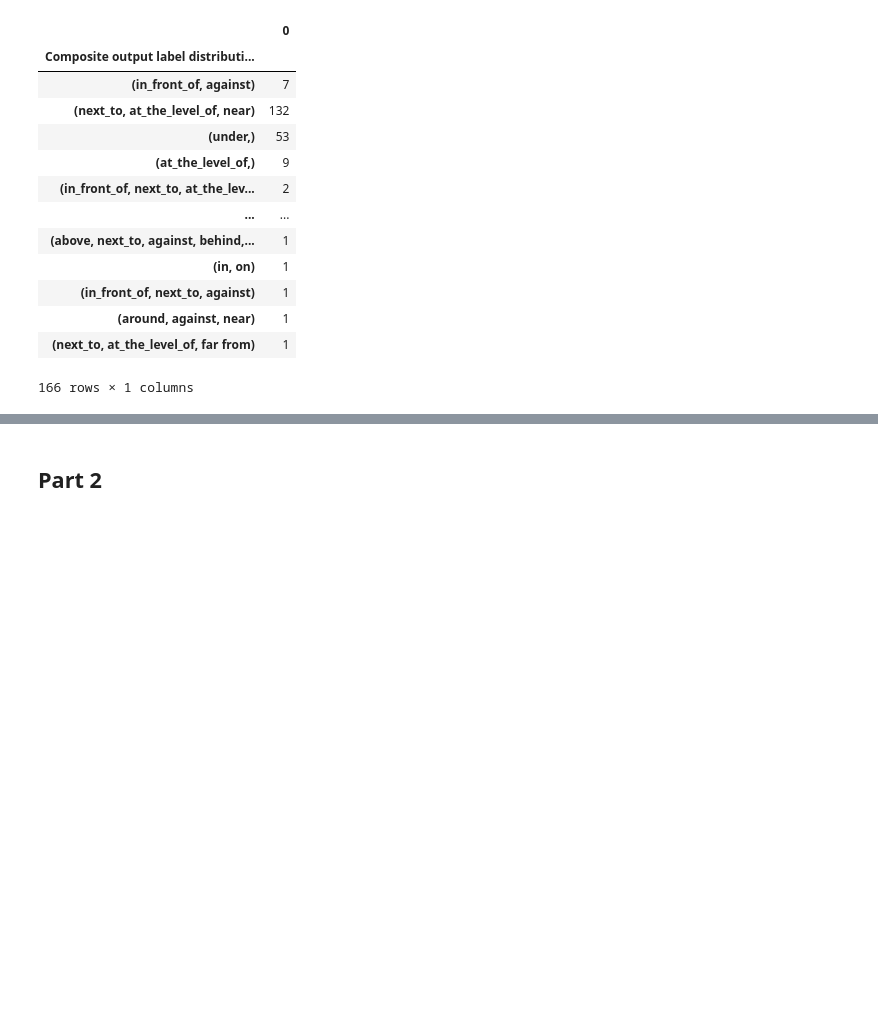
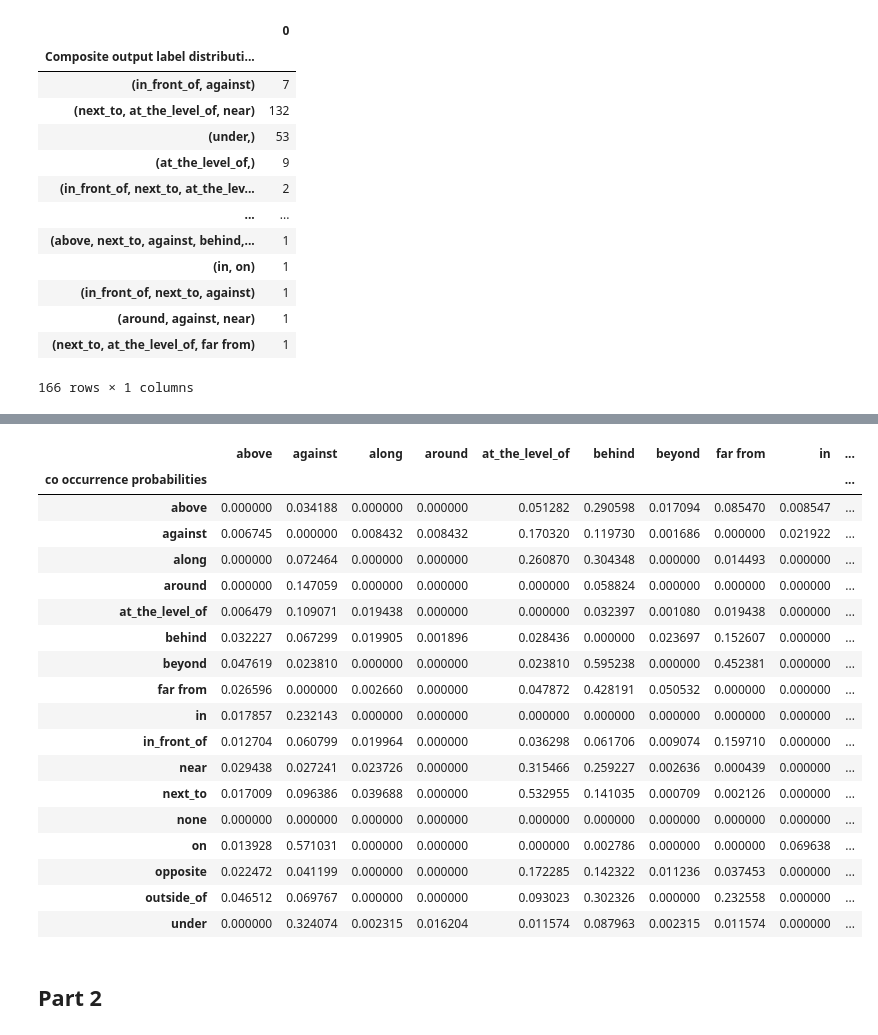
Before and after one commit to Zach128/CCE5225-assignment-2, a Jupyter notebook: CCE5225_Assignment_II_PGM_2020-21.ipynb, the cells around one changed output, grey strips where cells are left out. Cells and saved outputs as stored; diff of their text form; code cells hidden in the pictures; blank space fills up the shorter version.

Commit message:
feat: answer 1.d

```diff
--- a/CCE5225_Assignment_II_PGM_2020-21.ipynb
+++ b/CCE5225_Assignment_II_PGM_2020-21.ipynb
@@ -389,3 +286,65 @@ display(data_matrix)
+# %%
+# 1.d Computing the co occurrence probability distribution of the training set.
+
+def computeProbabilityMatrix(matrix):
+    # Get all the unique labels from the input matrix.
+    labels = np.unique(np.concatenate(train_out_labels))
+
+    # Create the output matrix for the probabilities.
+    distribution = pd.DataFrame(np.zeros(((len(labels)), (len(labels)))), columns=labels, index=labels)
+    distribution.index.name = 'co occurrence probabilities'
+
+    # Get all co occurrences
+    for sample in matrix:
+        for target in labels:
+            if target in sample:
+                for prep in sample:
+                    distribution[target][prep] += 1
+
+    targetCount = 0
+    coCount = 0
+
+    # Calculate the probabilities by dividing the 2nd labels co occurrences with the 1st labels total occurrences
+    for target in labels:
+        for prep in [label for label in labels if label != target]:
+            targetCount = distribution[target][target]
+            coCount = distribution[prep][target]
+
+            distribution[prep][target] = coCount / targetCount
+
+        # Set the targets to 0 to avoid bias
+        distribution[target][target] = 0
+
+
+    return distribution
+
+matrix = computeProbabilityMatrix(train_out_labels)
+
+display(matrix)
+
+saveAnswer({
+    'coOccurrenceProbMatrix': matrix
+}, '1.d')
+# %% [output]
+|  | above | against | along | around | at_the_level_of | behind | beyond | far from | in | ... |
+| co occurrence probabilities |  |  |  |  |  |  |  |  |  | ... |
+| above | 0.000000 | 0.034188 | 0.000000 | 0.000000 | 0.051282 | 0.290598 | 0.017094 | 0.085470 | 0.008547 | ... |
+| against | 0.006745 | 0.000000 | 0.008432 | 0.008432 | 0.170320 | 0.119730 | 0.001686 | 0.000000 | 0.021922 | ... |
+| along | 0.000000 | 0.072464 | 0.000000 | 0.000000 | 0.260870 | 0.304348 | 0.000000 | 0.014493 | 0.000000 | ... |
+| around | 0.000000 | 0.147059 | 0.000000 | 0.000000 | 0.000000 | 0.058824 | 0.000000 | 0.000000 | 0.000000 | ... |
+| at_the_level_of | 0.006479 | 0.109071 | 0.019438 | 0.000000 | 0.000000 | 0.032397 | 0.001080 | 0.019438 | 0.000000 | ... |
+| behind | 0.032227 | 0.067299 | 0.019905 | 0.001896 | 0.028436 | 0.000000 | 0.023697 | 0.152607 | 0.000000 | ... |
+| beyond | 0.047619 | 0.023810 | 0.000000 | 0.000000 | 0.023810 | 0.595238 | 0.000000 | 0.452381 | 0.000000 | ... |
+| far from | 0.026596 | 0.000000 | 0.002660 | 0.000000 | 0.047872 | 0.428191 | 0.050532 | 0.000000 | 0.000000 | ... |
+| in | 0.017857 | 0.232143 | 0.000000 | 0.000000 | 0.000000 | 0.000000 | 0.000000 | 0.000000 | 0.000000 | ... |
+| in_front_of | 0.012704 | 0.060799 | 0.019964 | 0.000000 | 0.036298 | 0.061706 | 0.009074 | 0.159710 | 0.000000 | ... |
+| near | 0.029438 | 0.027241 | 0.023726 | 0.000000 | 0.315466 | 0.259227 | 0.002636 | 0.000439 | 0.000000 | ... |
+| next_to | 0.017009 | 0.096386 | 0.039688 | 0.000000 | 0.532955 | 0.141035 | 0.000709 | 0.002126 | 0.000000 | ... |
+| none | 0.000000 | 0.000000 | 0.000000 | 0.000000 | 0.000000 | 0.000000 | 0.000000 | 0.000000 | 0.000000 | ... |
+| on | 0.013928 | 0.571031 | 0.000000 | 0.000000 | 0.000000 | 0.002786 | 0.000000 | 0.000000 | 0.069638 | ... |
+| opposite | 0.022472 | 0.041199 | 0.000000 | 0.000000 | 0.172285 | 0.142322 | 0.011236 | 0.037453 | 0.000000 | ... |
+| outside_of | 0.046512 | 0.069767 | 0.000000 | 0.000000 | 0.093023 | 0.302326 | 0.000000 | 0.232558 | 0.000000 | ... |
+| under | 0.000000 | 0.324074 | 0.002315 | 0.016204 | 0.011574 | 0.087963 | 0.002315 | 0.011574 | 0.000000 | ... |
 # %% [markdown]
 ## Part 2
 # %%
```
Also changed, not shown: parts of 3 cells of this notebook, 2 other files.
